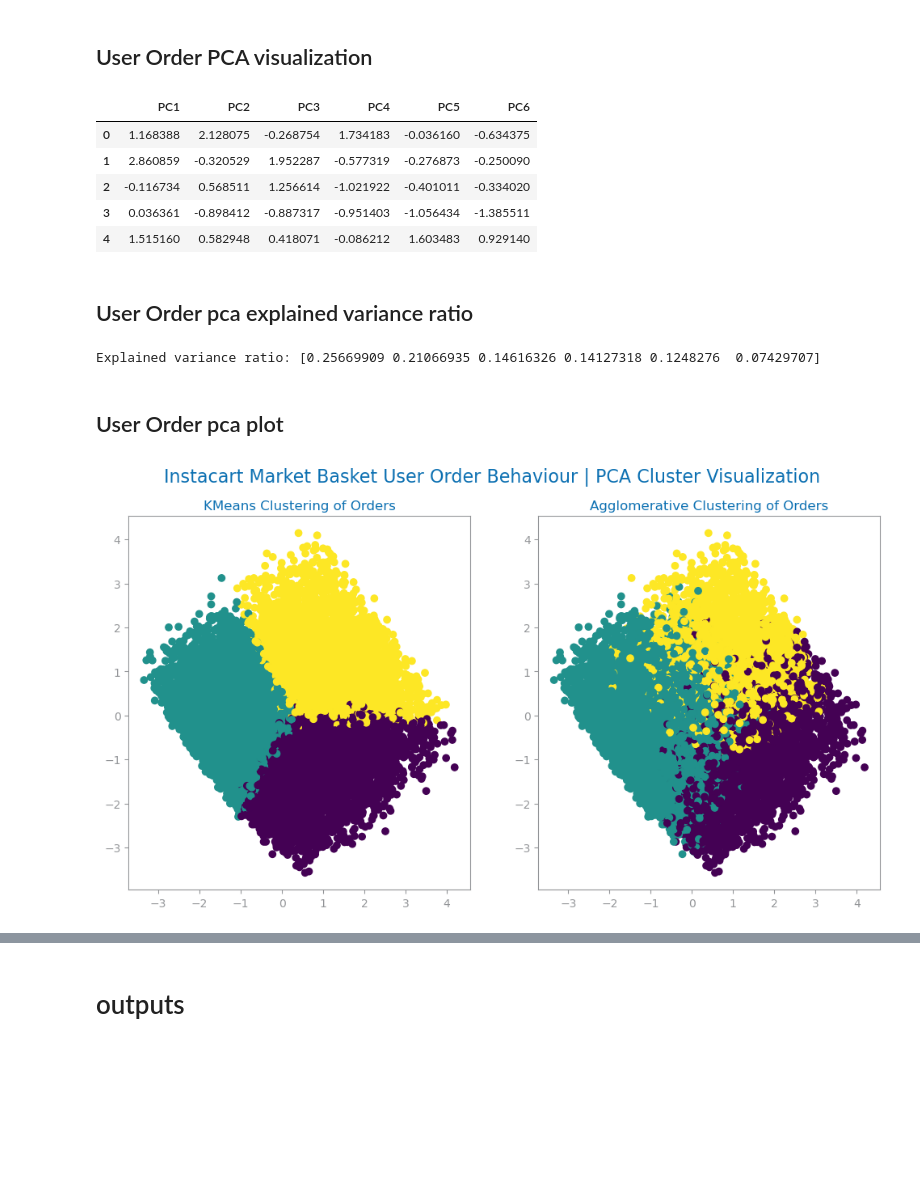
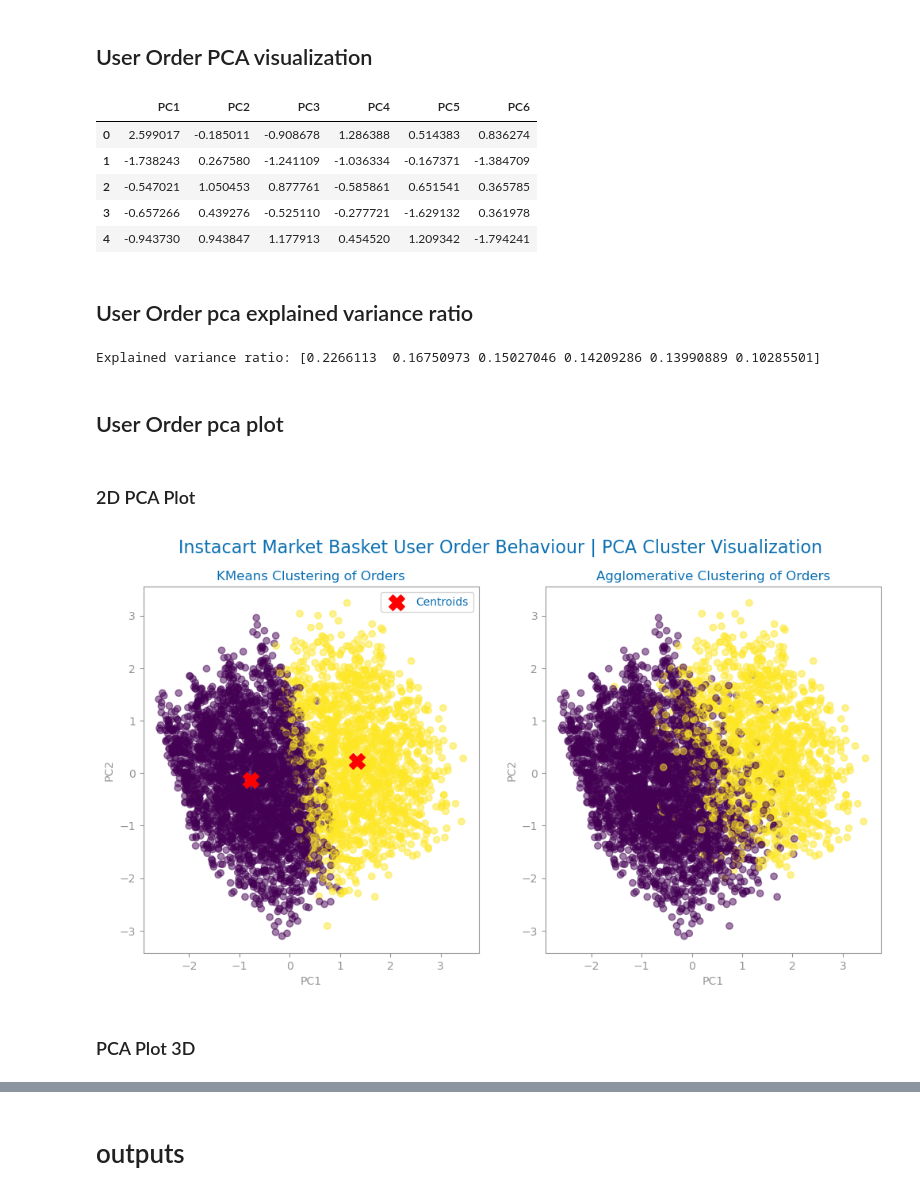
Before and after one commit to jvanalytics/ist_dash_2024_rec, a Jupyter notebook: non_supervised_analysis/notebooks/dataset_3/2_instacart_clustering.ipynb, the cells around one changed output, grey strips where cells are left out. Drawn from its saved outputs; the diff is of its cells as text; code cells hidden in the pictures; blank space fills up the shorter version.

Commit message:
updated clustering with pca 3d and elbow method

```diff
--- a/non_supervised_analysis/notebooks/dataset_3/2_instacart_clustering.ipynb
+++ b/non_supervised_analysis/notebooks/dataset_3/2_instacart_clustering.ipynb
@@ -199,6 +197,7 @@ def drop_numeric_outliers(df, summary, numeric_vars, factor=1.5):
 numeric_vars = variable_types["numeric"]
 users_df=drop_numeric_outliers(users_df, summary5, numeric_vars)
 
+users_df=users_df[users_df['total_orders']<=25]
 
 users_df
 # %% [output]
@@ -315,0 +331,6 @@ plt.show()
+# %%
+# Clustering
+reorder_kmeans = KMeans(n_clusters=2, random_state=42)
+reorder_y_pred_kmeans = reorder_kmeans.fit_predict(reorder_numeric_features_scaled)
+
+reorder_kmeans.cluster_centers_
@@ -326,4 +352,0 @@ evaluate_agglomerative_clustering(reorder_numeric_features_scaled, n_clusters_li
-# %%
-# Clustering
-reorder_kmeans = KMeans(n_clusters=3, random_state=42)
-reorder_y_pred_kmeans = reorder_kmeans.fit_predict(reorder_numeric_features_scaled)
@@ -332,5 +369,7 @@ reorder_y_pred_kmeans = reorder_kmeans.fit_predict(reorder_numeric_features_scal
 # %% [markdown]
 ## User Order Agglomerative Model
 # %%
-reorder_agglo = AgglomerativeClustering(n_clusters=3, metric='euclidean', linkage='average' )
+reorder_agglo = AgglomerativeClustering(n_clusters=2, metric='cosine', linkage='average' )
 reorder_y_pred_agglo = reorder_agglo.fit_predict(reorder_numeric_features_scaled)
+
+reorder_y_pred_agglo
@@ -425,11 +475,11 @@ pca_reorder_df = pd.DataFrame(numeric_features_pca, columns=[f'PC{i+1}' for i in
 pca_reorder_df.head()
 # %% [output]
 |  | PC1 | PC2 | PC3 | PC4 | PC5 | PC6 |
-| 0 | 1.168388 | 2.128075 | -0.268754 | 1.734183 | -0.036160 | -0.634375 |
-| 1 | 2.860859 | -0.320529 | 1.952287 | -0.577319 | -0.276873 | -0.250090 |
-| 2 | -0.116734 | 0.568511 | 1.256614 | -1.021922 | -0.401011 | -0.334020 |
-| 3 | 0.036361 | -0.898412 | -0.887317 | -0.951403 | -1.056434 | -1.385511 |
-| 4 | 1.515160 | 0.582948 | 0.418071 | -0.086212 | 1.603483 | 0.929140 |
+| 0 | 2.599017 | -0.185011 | -0.908678 | 1.286388 | 0.514383 | 0.836274 |
+| 1 | -1.738243 | 0.267580 | -1.241109 | -1.036334 | -0.167371 | -1.384709 |
+| 2 | -0.547021 | 1.050453 | 0.877761 | -0.585861 | 0.651541 | 0.365785 |
+| 3 | -0.657266 | 0.439276 | -0.525110 | -0.277721 | -1.629132 | 0.361978 |
+| 4 | -0.943730 | 0.943847 | 1.177913 | 0.454520 | 1.209342 | -1.794241 |
 # %% [markdown]
 ## User Order pca explained variance ratio
 # %%
@@ -440,24 +490,36 @@ pca_reorder.fit(reorder_numeric_features_scaled)
 explained_variance_reorder = pca_reorder.explained_variance_ratio_
 print(f'Explained variance ratio: {explained_variance_reorder}')
 # %% [output]
-Explained variance ratio: [0.25669909 0.21066935 0.14616326 0.14127318 0.1248276  0.07429707]
+Explained variance ratio: [0.2266113  0.16750973 0.15027046 0.14209286 0.13990889 0.10285501]
 # %% [markdown]
 ## User Order pca plot
+# %% [markdown]
+### 2D PCA Plot
 # %%
-
 plt.figure(figsize=(12, 6))
 
+# KMeans Clustering
 plt.subplot(121)
-plt.scatter(numeric_features_pca[:, 0], numeric_features_pca[:, 1], c=reorder_y_pred_kmeans)
+plt.scatter(pca_reorder_df['PC1'], pca_reorder_df['PC2'], c=reorder_y_pred_kmeans, cmap='viridis', alpha=0.5)
+kmeans_centroids = pca_reorder.transform(reorder_kmeans.cluster_centers_)
+plt.scatter(kmeans_centroids[:, 0], kmeans_centroids[:, 1], c='red', marker='X', s=200, label='Centroids')
+plt.xlabel('PC1')
+plt.ylabel('PC2')
 plt.title('KMeans Clustering of Orders')
+plt.legend()
 
+# Agglomerative Clustering
 plt.subplot(122)
-plt.scatter(numeric_features_pca[:, 0], numeric_features_pca[:, 1], c=reorder_y_pred_agglo)
+plt.scatter(pca_reorder_df['PC1'], pca_reorder_df['PC2'], c=reorder_y_pred_agglo, cmap='viridis', alpha=0.5)
+# Agglomerative clustering does not have centroids, so we skip this part
+plt.xlabel('PC1')
+plt.ylabel('PC2')
 plt.title('Agglomerative Clustering of Orders')
-
 
 plt.suptitle(f"{file_tag} User Order Behaviour | PCA Cluster Visualization", fontsize=16)
 
 plt.show()
 # %% [output]
-[figure, old version]
+[figure, new version]
+# %% [markdown]
+### PCA Plot 3D
```
Also changed, not shown: parts of 29 cells of this notebook, 1 other file.
